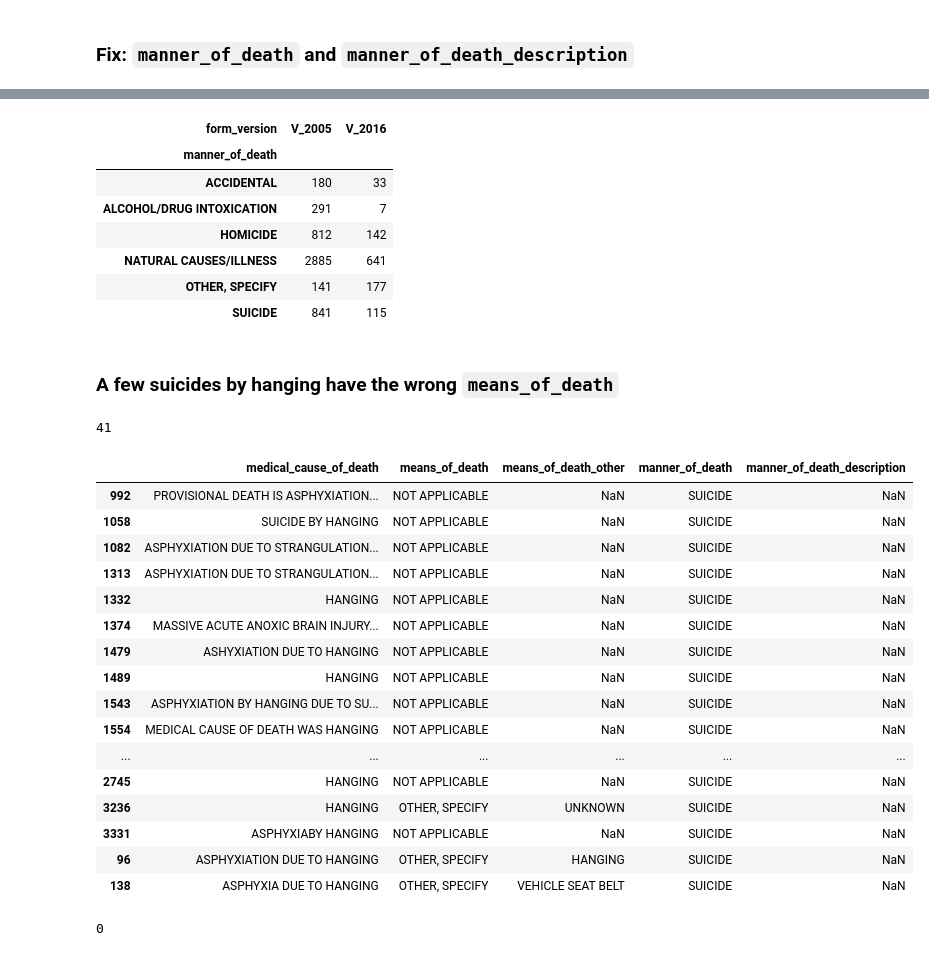
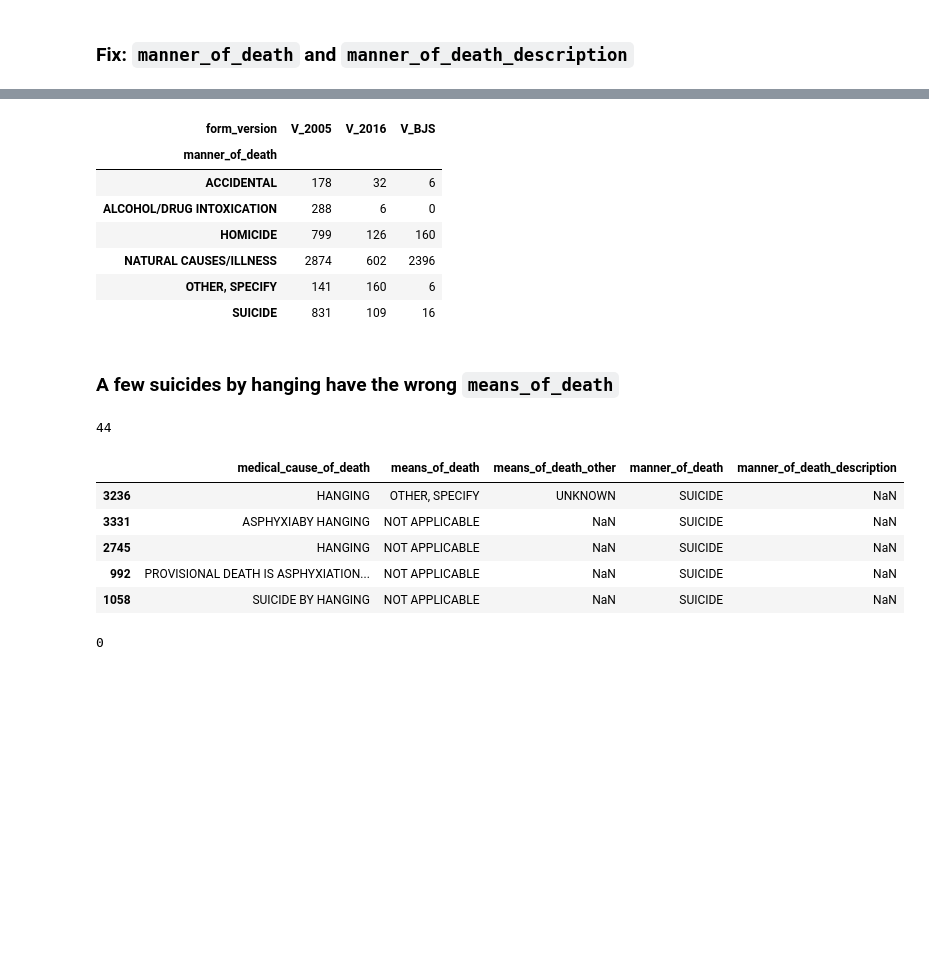
Before and after one commit to texas-justice-initiative/data-processing, a Jupyter notebook: data_cleaning/clean_cdr.ipynb, the cells around one changed output, grey strips where cells are left out. Cells and saved outputs as stored; diff of their text form; code cells hidden in the pictures; blank space fills up the shorter version.

```diff
--- a/data_cleaning/clean_cdr.ipynb
+++ b/data_cleaning/clean_cdr.ipynb
@@ -257,3 +372,6 @@ ANGLO & MIDDLE EAST    1
 Name: ethnicity_other, dtype: int64
+# %%
+# Replace the nonsensical 0 with NaN
+cdr.loc[cdr.ethnicity_other.astype(str) == '0', 'ethnicity_other'] = None
 # %%
 # Let's make sure nobody is filling out the "other ethnicity" column when they shouldn't...
@@ -376,6 +523,6 @@ replacements = {
     'ELSEWHERE': OTHER_SPECIFY,
     'ELSEWHERE, SPECIFY': OTHER_SPECIFY,
 }
-cdr['death_location'] = cdr['death_location'].apply(lambda x: replacements.get(x.strip(), x))
+cdr['death_location'] = cdr['death_location'].apply(lambda x: None if pd.isnull(x) else replacements.get(x.strip(), x))
 pd.crosstab(cdr.death_location, cdr.form_version)
 # %% [output]
@@ -418,7 +567,8 @@ replacements = {
     'BLUNT INSTRUMENT': 'BATON / BLUNT INSTRUMENT',
     "DON'T KNOW": 'UNKNOWN',
     "DON\\'T KNOW": 'UNKNOWN',
+    'RIFLE/SHOTGUN': 'FIREARM',
 }
-cdr['means_of_death'] = cdr['means_of_death'].apply(lambda x: replacements.get(x.strip(), x))
+cdr['means_of_death'] = cdr['means_of_death'].apply(lambda x:  None if pd.isnull(x) else replacements.get(x.strip(), x))
 pd.crosstab(cdr.means_of_death, cdr.form_version)
 # %% [output]
@@ -505,6 +657,7 @@ pd.crosstab(cdr.manner_of_death, cdr.manner_of_death_description.notnull())
 replacements = {
     'NATURAL': 'NATURAL CAUSES/ILLNESS',
     'JUSTIFIABLE HOMICIDE': 'HOMICIDE',
+    'HOMICIDE BY LAW ENFORCEMENT/CORRECTIONAL STAFF': 'HOMICIDE',
     'OTHER HOMICIDE': 'HOMICIDE',
     'HOMICIDE (INCLUDES JUSTIFIABLE HOMICIDE)': 'HOMICIDE',
     'ACCIDENTAL INJURY CAUSED BY OTHERS': 'ACCIDENTAL',
@@ -512,7 +665,7 @@ replacements = {
     'OTHER': OTHER_SPECIFY,
     'OTHER - SPECIFY': OTHER_SPECIFY,
 }
-cdr['manner_of_death'] = cdr['manner_of_death'].apply(lambda x: replacements.get(x.strip(), x))
+cdr['manner_of_death'] = cdr['manner_of_death'].apply(lambda x: None if pd.isnull(x) else replacements.get(x.strip(), x))
 
 # In past versions, "pending autopsy results" was not an option, and reports had "other"
 # checked with some mention of pending autopsy in the free field. We emulate this here
@@ -524,41 +677,30 @@ cdr.loc[indices, 'manner_of_death'] = OTHER_SPECIFY
 
 pd.crosstab(cdr.form_version, cdr.manner_of_death).T
 # %% [output]
-| form_version | V_2005 | V_2016 |
-| manner_of_death |  |  |
-| ACCIDENTAL | 180 | 33 |
-| ALCOHOL/DRUG INTOXICATION | 291 | 7 |
-| HOMICIDE | 812 | 142 |
-| NATURAL CAUSES/ILLNESS | 2885 | 641 |
-| OTHER, SPECIFY | 141 | 177 |
-| SUICIDE | 841 | 115 |
+| form_version | V_2005 | V_2016 | V_BJS |
+| manner_of_death |  |  |  |
+| ACCIDENTAL | 178 | 32 | 6 |
+| ALCOHOL/DRUG INTOXICATION | 288 | 6 | 0 |
+| HOMICIDE | 799 | 126 | 160 |
+| NATURAL CAUSES/ILLNESS | 2874 | 602 | 2396 |
+| OTHER, SPECIFY | 141 | 160 | 6 |
+| SUICIDE | 831 | 109 | 16 |
 # %% [markdown]
 ### A few suicides by hanging have the wrong `means_of_death`
 # %%
 frame = cdr[(cdr.manner_of_death == 'SUICIDE') & (cdr.means_of_death != 'HANGING, STRANGULATION')]
 frame = frame[(frame.medical_cause_of_death.fillna('').str.contains('HANGING')) |
               frame.manner_of_death_description.fillna('').str.contains('HANGING')]
 print(len(frame))
-frame[['medical_cause_of_death', 'means_of_death', 'means_of_death_other', 'manner_of_death', 'manner_of_death_description']]
+frame[['medical_cause_of_death', 'means_of_death', 'means_of_death_other', 'manner_of_death', 'manner_of_death_description']].head()
 # %% [output]
-41
+44
 |  | medical_cause_of_death | means_of_death | means_of_death_other | manner_of_death | manner_of_death_description |
+| 3236 | HANGING | OTHER, SPECIFY | UNKNOWN | SUICIDE | NaN |
+| 3331 | ASPHYXIABY HANGING | NOT APPLICABLE | NaN | SUICIDE | NaN |
+| 2745 | HANGING | NOT APPLICABLE | NaN | SUICIDE | NaN |
 | 992 | PROVISIONAL DEATH IS ASPHYXIATION... | NOT APPLICABLE | NaN | SUICIDE | NaN |
 | 1058 | SUICIDE BY HANGING | NOT APPLICABLE | NaN | SUICIDE | NaN |
-| 1082 | ASPHYXIATION DUE TO STRANGULATION... | NOT APPLICABLE | NaN | SUICIDE | NaN |
-| 1313 | ASPHYXIATION DUE TO STRANGULATION... | NOT APPLICABLE | NaN | SUICIDE | NaN |
-| 1332 | HANGING | NOT APPLICABLE | NaN | SUICIDE | NaN |
-| 1374 | MASSIVE ACUTE ANOXIC BRAIN INJURY... | NOT APPLICABLE | NaN | SUICIDE | NaN |
-| 1479 | ASHYXIATION DUE TO HANGING | NOT APPLICABLE | NaN | SUICIDE | NaN |
-| 1489 | HANGING | NOT APPLICABLE | NaN | SUICIDE | NaN |
-| 1543 | ASPHYXIATION BY HANGING DUE TO SU... | NOT APPLICABLE | NaN | SUICIDE | NaN |
-| 1554 | MEDICAL CAUSE OF DEATH WAS HANGING | NOT APPLICABLE | NaN | SUICIDE | NaN |
-| ... | ... | ... | ... | ... | ... |
-| 2745 | HANGING | NOT APPLICABLE | NaN | SUICIDE | NaN |
-| 3236 | HANGING | OTHER, SPECIFY | UNKNOWN | SUICIDE | NaN |
-| 3331 | ASPHYXIABY HANGING | NOT APPLICABLE | NaN | SUICIDE | NaN |
-| 96 | ASPHYXIATION DUE TO HANGING | OTHER, SPECIFY | HANGING | SUICIDE | NaN |
-| 138 | ASPHYXIA DUE TO HANGING | OTHER, SPECIFY | VEHICLE SEAT BELT | SUICIDE | NaN |
 # %%
 cdr.loc[frame.index, 'means_of_death'] = 'HANGING, STRANGULATION'
 
```
Also changed, not shown: parts of 85 cells of this notebook, 2 other files.
